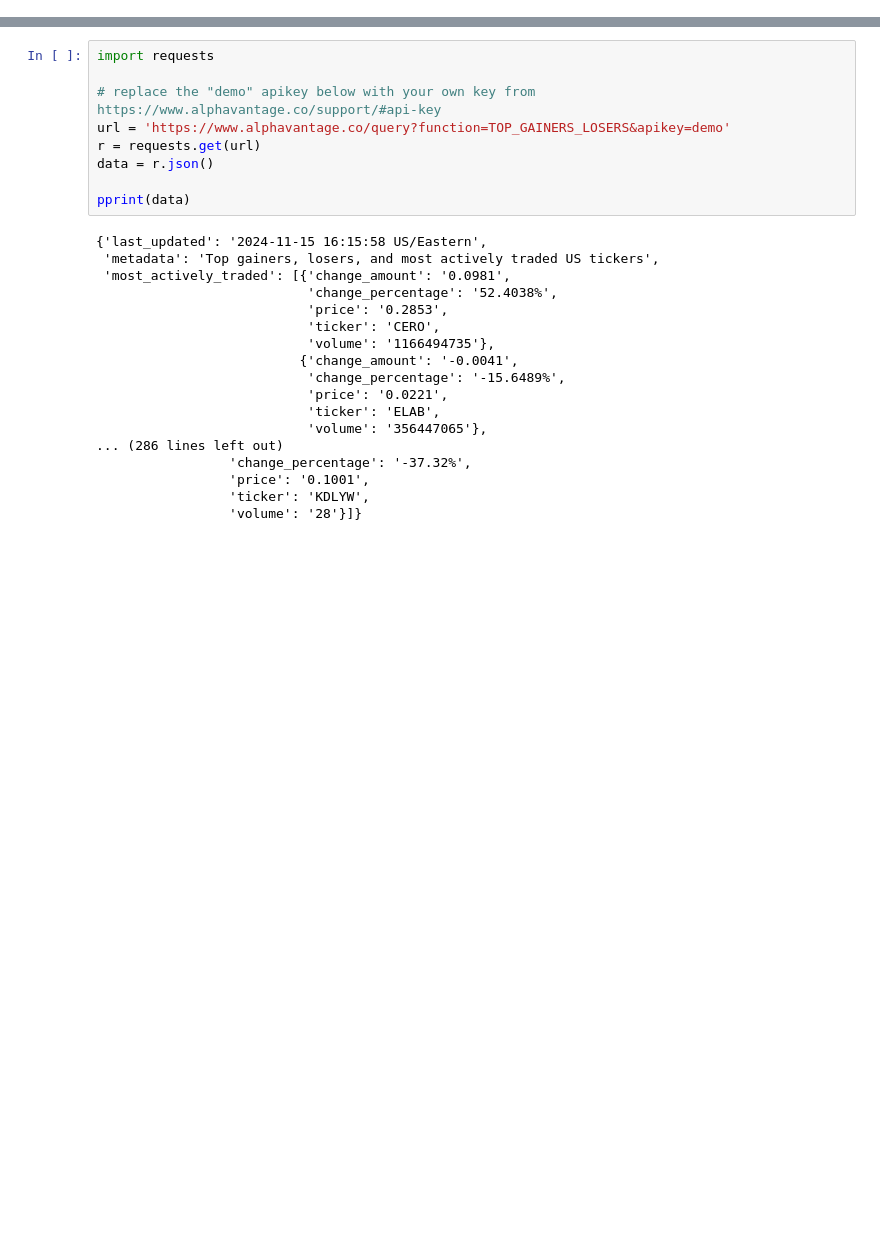
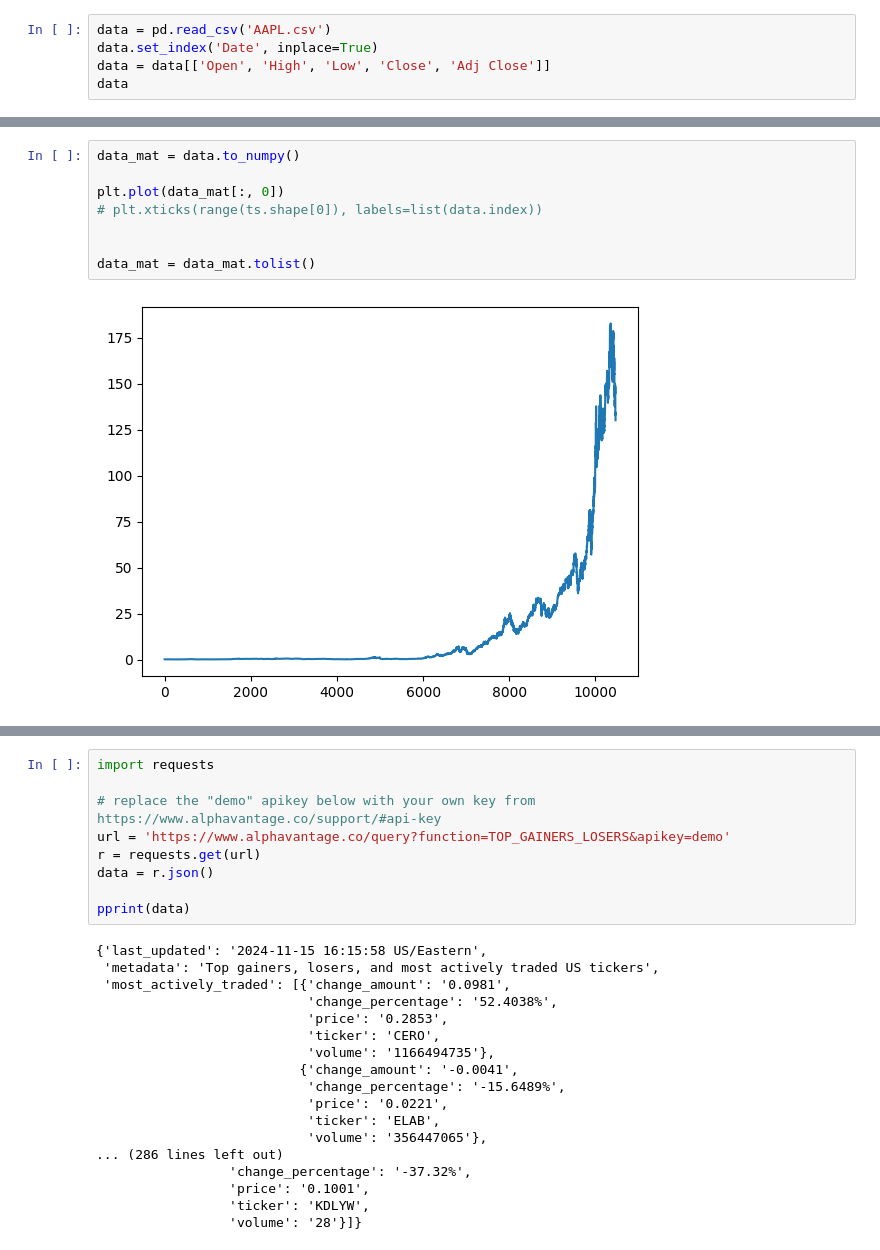
Before and after one commit to saleemkheralden/Stonks, a Jupyter notebook: research.ipynb, the cells around one changed output, grey strips where cells are left out. Cells and saved outputs as stored; diff of their text form; blank space fills up the shorter version.

```diff
--- a/research.ipynb
+++ b/research.ipynb
@@ -6,0 +17,5 @@ import matplotlib.pyplot as plt
+# %%
+data = pd.read_csv('AAPL.csv')
+data.set_index('Date', inplace=True)
+data = data[['Open', 'High', 'Low', 'Close', 'Adj Close']]
+data
@@ -7,3 +37,13 @@ import matplotlib.pyplot as plt
+# %%
+data_mat = data.to_numpy()
+
+plt.plot(data_mat[:, 0])
+# plt.xticks(range(ts.shape[0]), labels=list(data.index))
+
+
+data_mat = data_mat.tolist()
+# %% [output]
+[figure, added]
 # %%
 import requests
 
```
Also changed, not shown: parts of 21 cells of this notebook, 3 other files.
